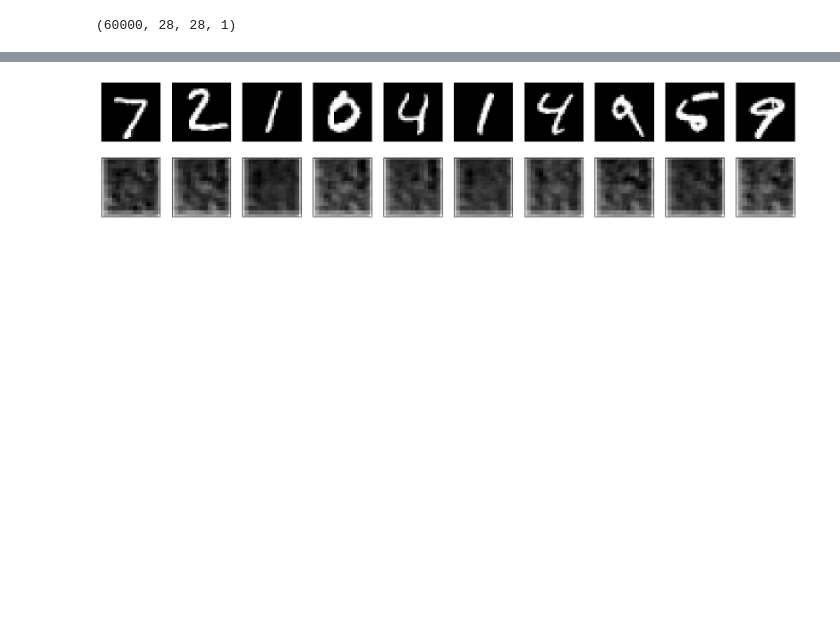
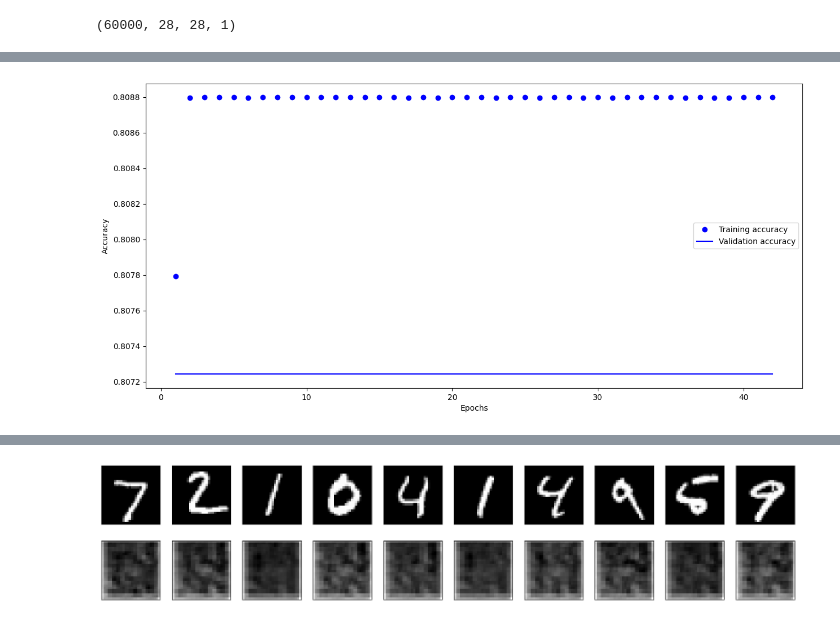
Before and after one commit to LeancuIoanCristian/NNandDL, a Jupyter notebook: Week-10_CNN_autoencoder_std_2025.ipynb, the cells around one changed output, grey strips where cells are left out. Saved outputs shown, nothing was run; the diff lists cells and outputs as text; code cells hidden in the pictures; blank space fills up the shorter version.

```diff
--- a/Week-10_CNN_autoencoder_std_2025.ipynb
+++ b/Week-10_CNN_autoencoder_std_2025.ipynb
@@ -46,9 +50,9 @@ encode_model.add(MaxPool2D(pool_size=(2, 2),  padding='same'))
 
 ## SECOND SET OF LAYERS
 # CONVOLUTIONAL LAYER
-encode_model.add(Conv2D(filters=8, kernel_size=(3,3), activation = 'same', padding='relu'))
+encode_model.add(Conv2D(filters=8, kernel_size=(3,3), activation = 'relu', padding='same'))
 # POOLING LAYER
-encode_model.add(MaxPool2D(pool_size=(2, 2), padding='sigmoid'))
+encode_model.add(MaxPool2D(pool_size=(2, 2), padding='same'))
 
 encode_model.add(Flatten(input_shape=[7,7,8]))
 encode_model.add(Dense(7*7*8, activation="relu"))
@@ -74,6 +78,6 @@ decode_model.add(UpSampling2D((2, 2)))
 
 decode_model.add(Conv2D(1, kernel_size=(3,3), activation='sigmoid', padding='same'))
 # %%
-autoencoder = Sequential([encode_model, decode])
+autoencoder = Sequential([encode_model, decode_model])
 # %%
-encoder.compile(optimizer='adadellta', loss='binary', metrics=['accuracy'])
+autoencoder.compile(optimizer='adam', loss='binary_crossentropy', metrics=['accuracy'])
@@ -100,4 +156,4 @@ x_test.shape
 # %%
 # Train the model
 
-history = autoencoder.fit(x=x_train, y=x_train,  epochs=10, batch_size=128, shuffle=True, verbose=1, validation_data=(x_test, y_test))
+history = autoencoder.fit(x=x_train, y=x_train,  epochs=42, batch_size=128, shuffle=True, verbose=1, validation_data=(x_test, x_test))
@@ -116,15 +192,17 @@ plt.show()
 # %%
 accuracy_array = history.history['accuracy']
-val_accuracy_array = history.['val_accuracy']
+val_accuracy_array = history.history['val_accuracy']
 epochs = range(1, len(accuracy_array) + 1)
 
 plt.figure(num=1, figsize=(15,7))
 plt.plot(epochs, accuracy_array, 'bo', label='Training accuracy')
 plt.plot(epochs, val_accuracy_array, 'b', label='Validation accuracy')
 plt.xlabel('Epochs')
 plt.ylabel('Accuracy')
 plt.legend()
 plt.show()
+# %% [output]
+[figure, added]
 # %%
 decoded_imgs = autoencoder.predict(x_test)
 
```
Also changed, not shown: parts of 11 cells of this notebook, 9 other files.
